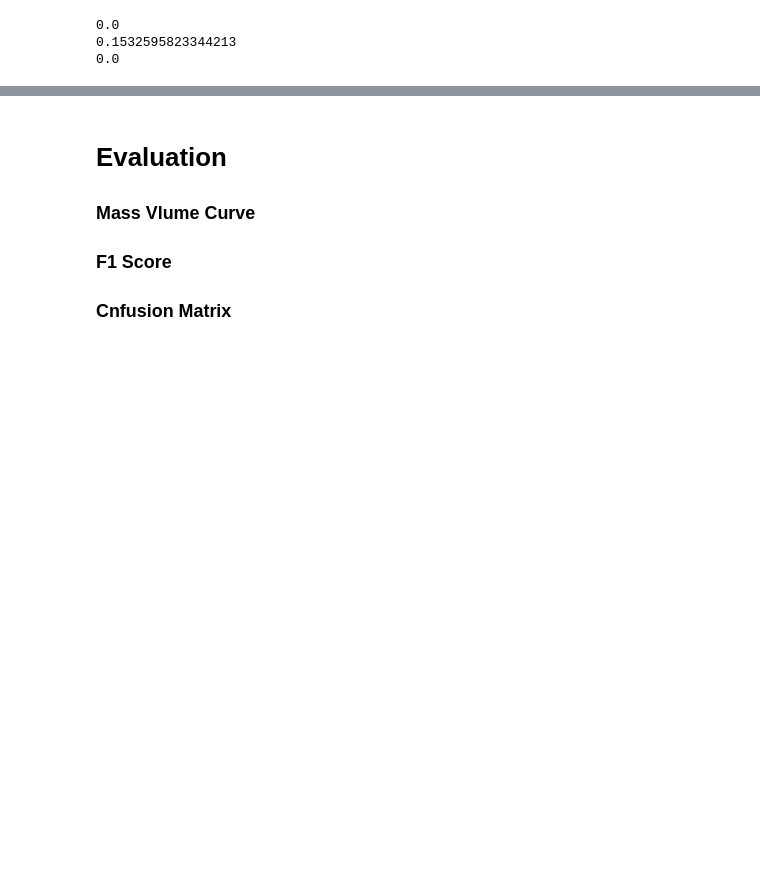
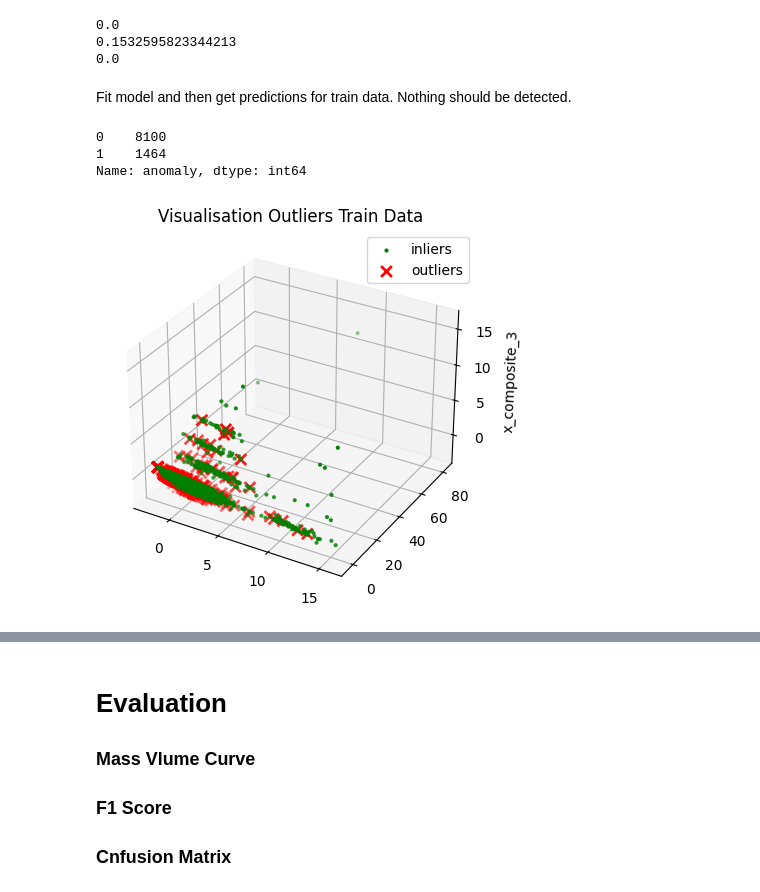
Before and after one commit to Janalytics94/anomaly-detection-software, a Jupyter notebook: src/model/project.ipynb, the cells around one changed output, grey strips where cells are left out. Cells and saved outputs as stored; diff of their text form; code cells hidden in the pictures; blank space fills up the shorter version.

Commit message:
ISolationForest successfully added

```diff
--- a/src/model/project.ipynb
+++ b/src/model/project.ipynb
@@ -144,3 +146,40 @@ contamination_rate_validation = calculate_anomalous_rate(validation); print(cont
 0.0
 0.1532595823344213
 0.0
+# %% [markdown]
+Fit model and then get predictions for train data. Nothing should be detected.
+# %%
+model_type='IsolationForest'
+IsoForest = load_model(model_type=model_type, X=X_train)
+X_train = X_train.copy()
+y_predictions_train_data, score_train_data, X_train_with_preds = predict_(IsoForest, X_train)
+# %%
+outliers_train=X_train_with_preds.loc[X_train_with_preds['anomaly']==1]
+outlier_index_ts_train=list(outliers_train.index)
+outliers_train = outliers_train.reset_index()
+outlier_index_train = list(outliers_train.index)
+#Find the number of anomalies and normal points here points classified 1 are anomalous
+print(X_train_with_preds['anomaly'].value_counts())
+# %% [output]
+0    8100
+1    1464
+Name: anomaly, dtype: int64
+# %%
+pca = PCA(n_components=3)  # Reduce to k=3 dimensions
+scaler = StandardScaler()
+#normalize the metrics
+X = scaler.fit_transform(X_train)
+X_reduce = pca.fit_transform(X)
+fig = plt.figure()
+ax = fig.add_subplot(111, projection='3d')
+ax.set_zlabel("x_composite_3")
+# Plot the compressed data points
+ax.scatter(X_reduce[:, 0], X_reduce[:, 1], zs=X_reduce[:, 2], s=4, lw=1, label="inliers",c="green")
+# Plot x's for the ground truth outliers
+ax.scatter(X_reduce[outlier_index_train,0],X_reduce[outlier_index_train,1], X_reduce[outlier_index_train,2],
+           lw=2, s=60, marker="x", c="red", label="outliers")
+plt.title('Visualisation Outliers Train Data')
+ax.legend()
+plt.show()
+# %% [output]
+[figure, added]
```
Also changed, not shown: parts of 18 cells of this notebook, 2 other files.
